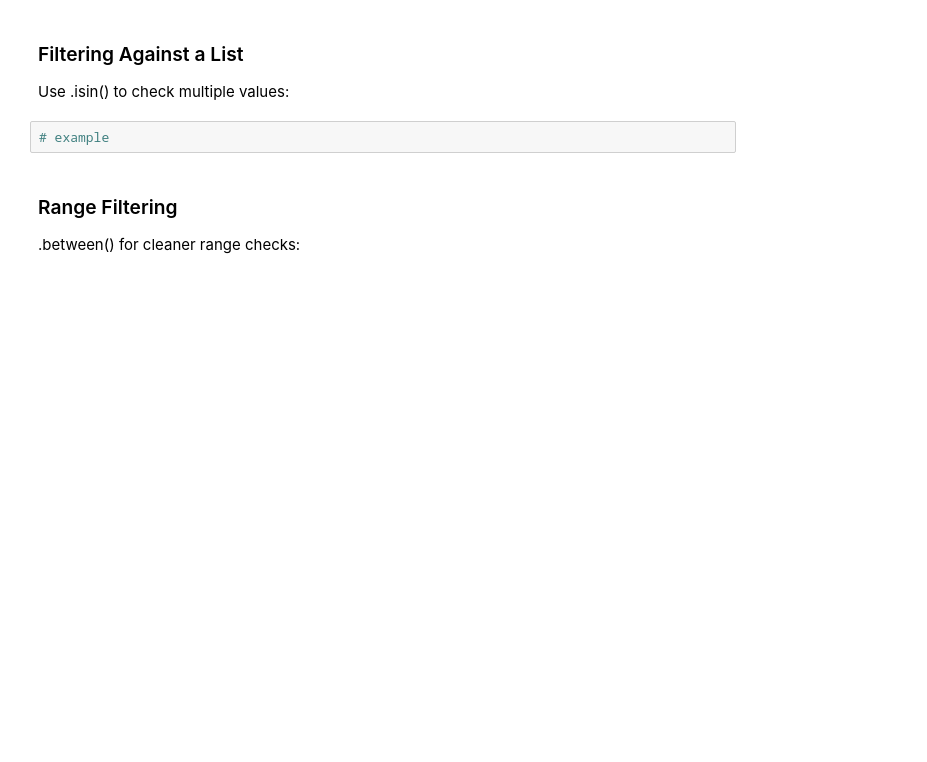
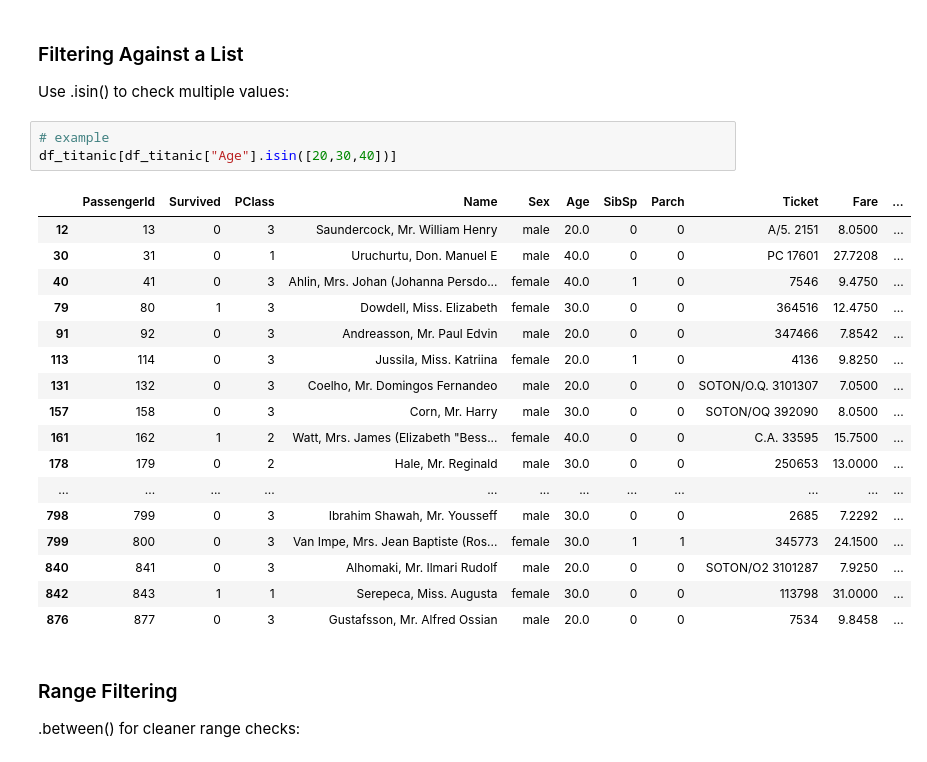
Before and after one commit to karusamuel/data_cleaning_basics, a Jupyter notebook: index.ipynb, the cells around one changed output. Saved outputs shown, nothing was run; the diff lists cells and outputs as text; blank space fills up the shorter version.

```diff
--- a/index.ipynb
+++ b/index.ipynb
@@ -733,6 +924,25 @@ Case-insensitive: case=False
 Use .isin() to check multiple values:
 # %%
 # example
+df_titanic[df_titanic["Age"].isin([20,30,40])]
+# %% [output]
+|  | PassengerId | Survived | PClass | Name | Sex | Age | SibSp | Parch | Ticket | Fare | ... |
+| 12 | 13 | 0 | 3 | Saundercock, Mr. William Henry | male | 20.0 | 0 | 0 | A/5. 2151 | 8.0500 | ... |
+| 30 | 31 | 0 | 1 | Uruchurtu, Don. Manuel E | male | 40.0 | 0 | 0 | PC 17601 | 27.7208 | ... |
+| 40 | 41 | 0 | 3 | Ahlin, Mrs. Johan (Johanna Persdo... | female | 40.0 | 1 | 0 | 7546 | 9.4750 | ... |
+| 79 | 80 | 1 | 3 | Dowdell, Miss. Elizabeth | female | 30.0 | 0 | 0 | 364516 | 12.4750 | ... |
+| 91 | 92 | 0 | 3 | Andreasson, Mr. Paul Edvin | male | 20.0 | 0 | 0 | 347466 | 7.8542 | ... |
+| 113 | 114 | 0 | 3 | Jussila, Miss. Katriina | female | 20.0 | 1 | 0 | 4136 | 9.8250 | ... |
+| 131 | 132 | 0 | 3 | Coelho, Mr. Domingos Fernandeo | male | 20.0 | 0 | 0 | SOTON/O.Q. 3101307 | 7.0500 | ... |
+| 157 | 158 | 0 | 3 | Corn, Mr. Harry | male | 30.0 | 0 | 0 | SOTON/OQ 392090 | 8.0500 | ... |
+| 161 | 162 | 1 | 2 | Watt, Mrs. James (Elizabeth "Bess... | female | 40.0 | 0 | 0 | C.A. 33595 | 15.7500 | ... |
+| 178 | 179 | 0 | 2 | Hale, Mr. Reginald | male | 30.0 | 0 | 0 | 250653 | 13.0000 | ... |
+| ... | ... | ... | ... | ... | ... | ... | ... | ... | ... | ... | ... |
+| 798 | 799 | 0 | 3 | Ibrahim Shawah, Mr. Yousseff | male | 30.0 | 0 | 0 | 2685 | 7.2292 | ... |
+| 799 | 800 | 0 | 3 | Van Impe, Mrs. Jean Baptiste (Ros... | female | 30.0 | 1 | 1 | 345773 | 24.1500 | ... |
+| 840 | 841 | 0 | 3 | Alhomaki, Mr. Ilmari Rudolf | male | 20.0 | 0 | 0 | SOTON/O2 3101287 | 7.9250 | ... |
+| 842 | 843 | 1 | 1 | Serepeca, Miss. Augusta | female | 30.0 | 0 | 0 | 113798 | 31.0000 | ... |
+| 876 | 877 | 0 | 3 | Gustafsson, Mr. Alfred Ossian | male | 20.0 | 0 | 0 | 7534 | 9.8458 | ... |
 # %% [markdown]
 ### Range Filtering
 
```
Also changed, not shown: parts of 37 cells of this notebook, 1 other file.
